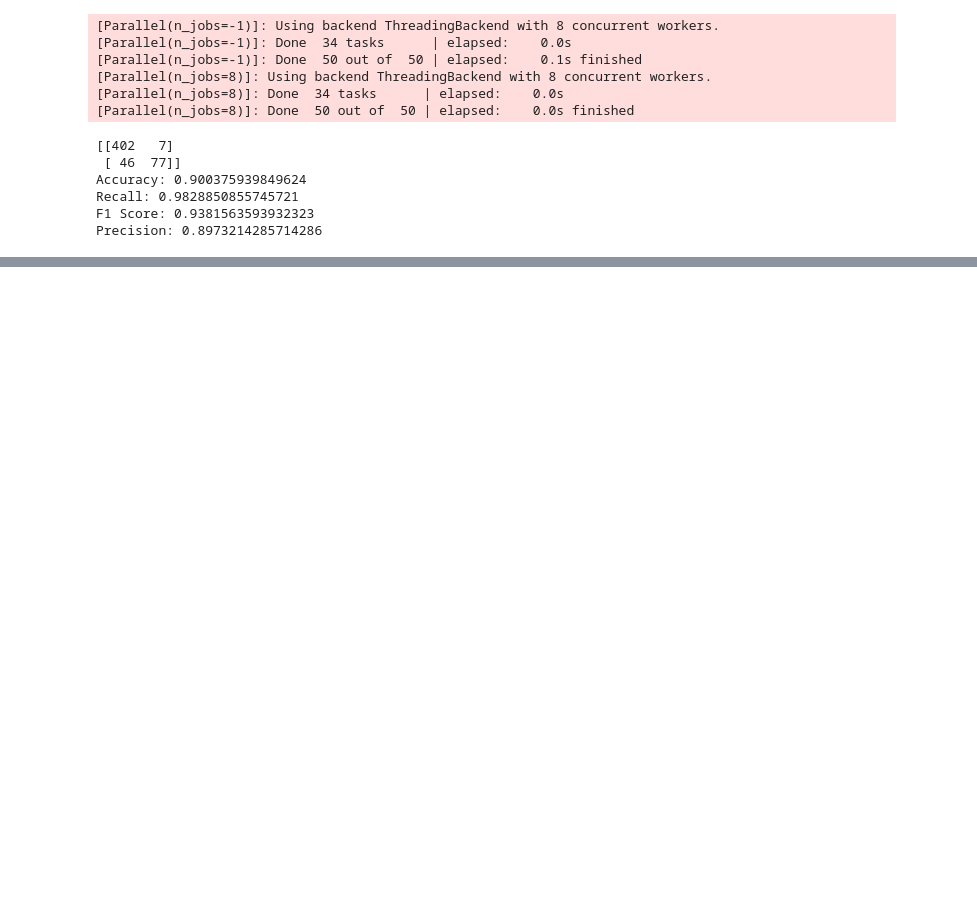
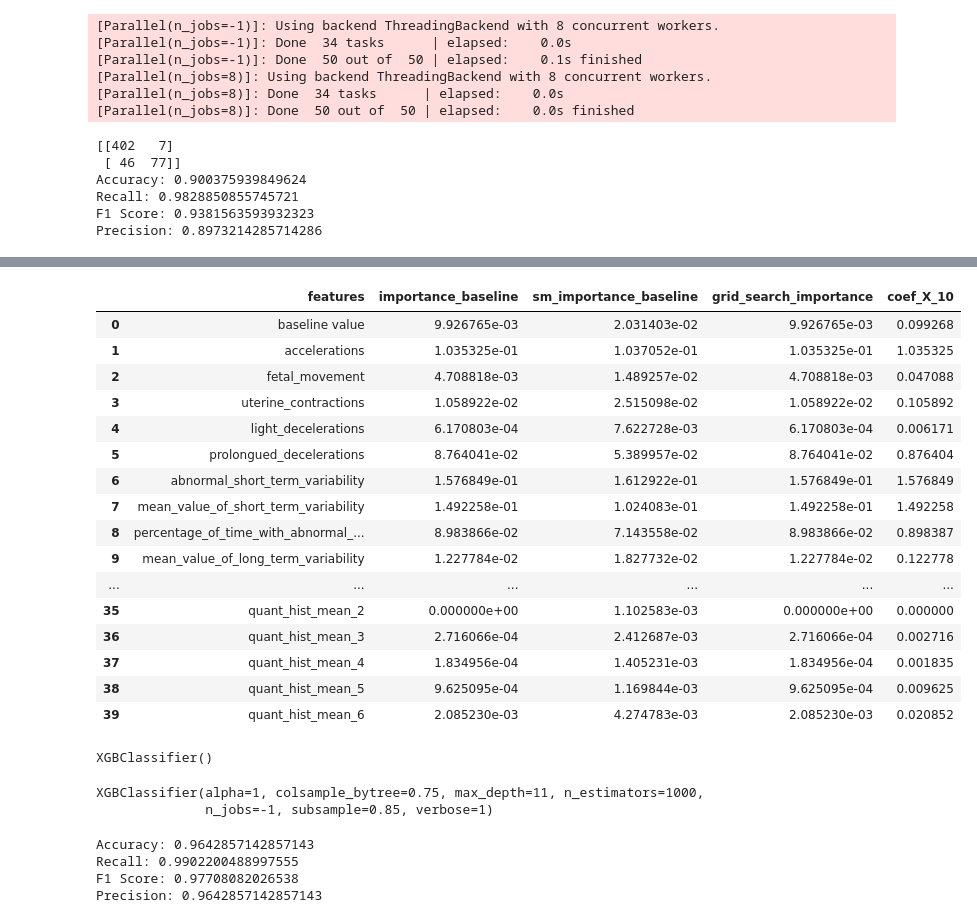
Before and after one commit to Jacobheyman702/Predicting-Fetal-Risk-Using-Cardiotocographic-Data, a Jupyter notebook: experimental_feature_Modeling.ipynb, the cells around one changed output, grey strips where cells are left out. Cells and saved outputs as stored; diff of their text form; code cells hidden in the pictures; blank space fills up the shorter version.

```diff
--- a/experimental_feature_Modeling.ipynb
+++ b/experimental_feature_Modeling.ipynb
@@ -227,0 +367,8 @@ param_grid = {'n_estimators'}
+# %%
+coef_table = pd.DataFrame(list(X_train.columns)).copy()
+coef_table.insert(len(coef_table.columns),"Coefs",grid_tree.best_estimator_.feature_importances_.transpose())
+# %%
+coef_table.columns = ['features','grid_search_importance']
+del coef_table['features']
+# %%
+best_features_rfc = pd.concat([smote_vs_coef,coef_table],axis=1)
@@ -227,0 +395,26 @@ param_grid = {'n_estimators'}
+# %%
+best_features_rfc['coef_X_10'] = best_features_rfc.grid_search_importance*10
+# %%
+best_features_rfc
+# %% [output]
+|  | features | importance_baseline | sm_importance_baseline | grid_search_importance | coef_X_10 |
+| 0 | baseline value | 9.926765e-03 | 2.031403e-02 | 9.926765e-03 | 0.099268 |
+| 1 | accelerations | 1.035325e-01 | 1.037052e-01 | 1.035325e-01 | 1.035325 |
+| 2 | fetal_movement | 4.708818e-03 | 1.489257e-02 | 4.708818e-03 | 0.047088 |
+| 3 | uterine_contractions | 1.058922e-02 | 2.515098e-02 | 1.058922e-02 | 0.105892 |
+| 4 | light_decelerations | 6.170803e-04 | 7.622728e-03 | 6.170803e-04 | 0.006171 |
+| 5 | prolongued_decelerations | 8.764041e-02 | 5.389957e-02 | 8.764041e-02 | 0.876404 |
+| 6 | abnormal_short_term_variability | 1.576849e-01 | 1.612922e-01 | 1.576849e-01 | 1.576849 |
+| 7 | mean_value_of_short_term_variability | 1.492258e-01 | 1.024083e-01 | 1.492258e-01 | 1.492258 |
+| 8 | percentage_of_time_with_abnormal_... | 8.983866e-02 | 7.143558e-02 | 8.983866e-02 | 0.898387 |
+| 9 | mean_value_of_long_term_variability | 1.227784e-02 | 1.827732e-02 | 1.227784e-02 | 0.122778 |
+| ... | ... | ... | ... | ... | ... |
+| 35 | quant_hist_mean_2 | 0.000000e+00 | 1.102583e-03 | 0.000000e+00 | 0.000000 |
+| 36 | quant_hist_mean_3 | 2.716066e-04 | 2.412687e-03 | 2.716066e-04 | 0.002716 |
+| 37 | quant_hist_mean_4 | 1.834956e-04 | 1.405231e-03 | 1.834956e-04 | 0.001835 |
+| 38 | quant_hist_mean_5 | 9.625095e-04 | 1.169844e-03 | 9.625095e-04 | 0.009625 |
+| 39 | quant_hist_mean_6 | 2.085230e-03 | 4.274783e-03 | 2.085230e-03 | 0.020852 |
+# %%
+xgb.XGBClassifier()
+# %% [output]
+XGBClassifier()
@@ -227,0 +430,5 @@ param_grid = {'n_estimators'}
+# %%
+xg_clf.fit(smX_train,smy_train)
+# %% [output]
+XGBClassifier(alpha=1, colsample_bytree=0.75, max_depth=11, n_estimators=1000,
+              n_jobs=-1, subsample=0.85, verbose=1)
@@ -227,0 +437,7 @@ param_grid = {'n_estimators'}
+# %%
+evaluation(y_test,y_pred)
+# %% [output]
+Accuracy: 0.9642857142857143
+Recall: 0.9902200488997555
+F1 Score: 0.97708082026538
+Precision: 0.9642857142857143
```
Also changed, not shown: parts of 31 cells of this notebook.
